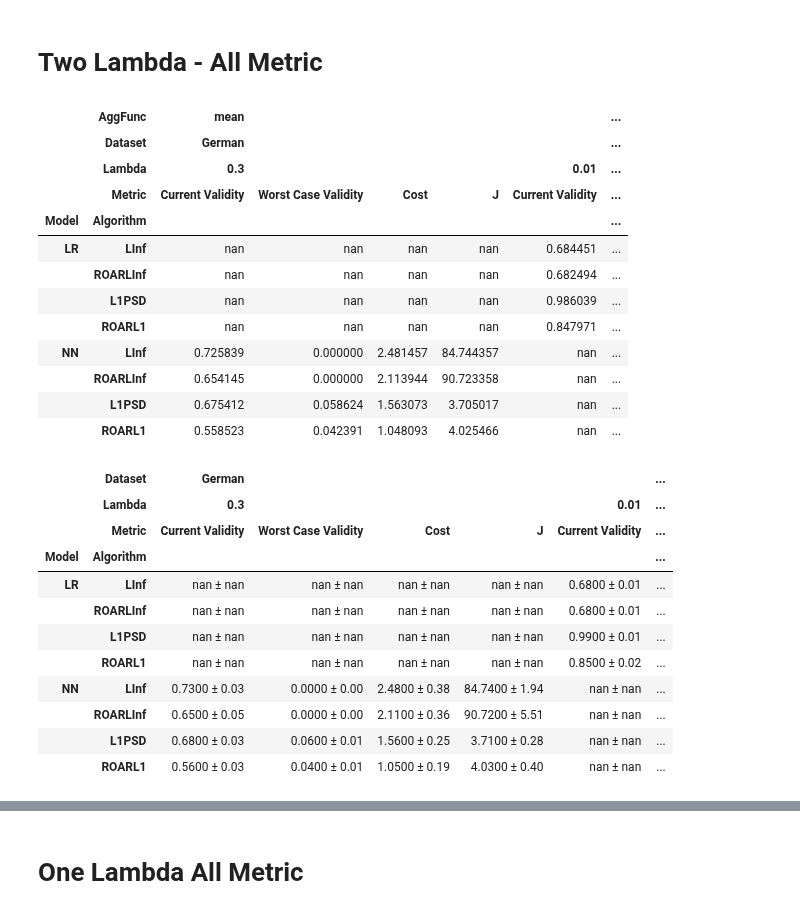
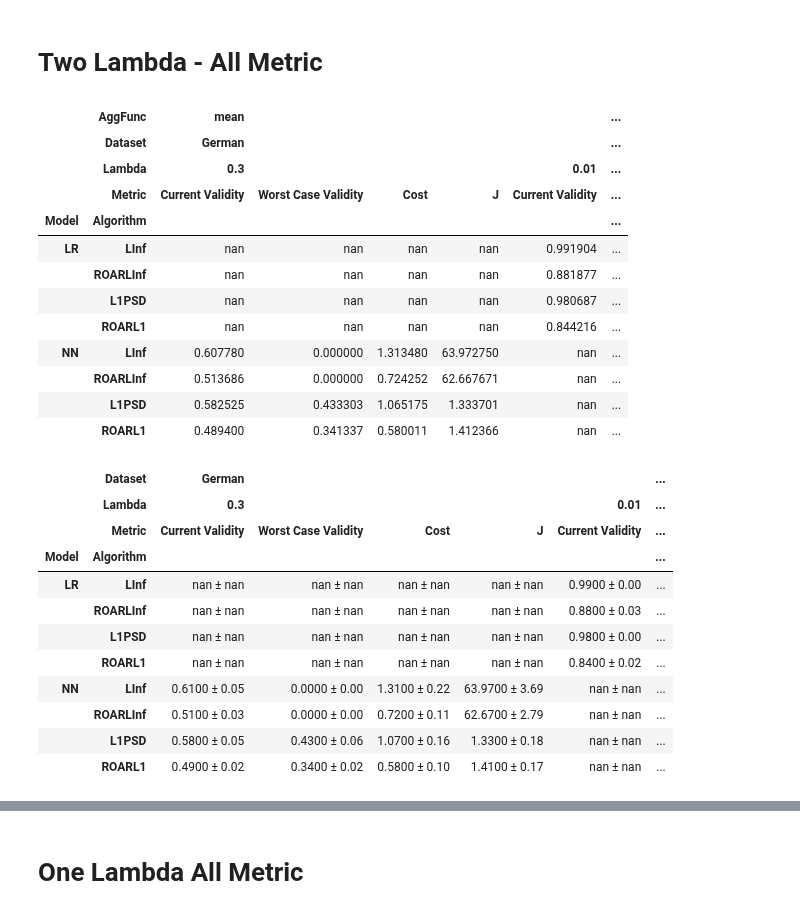
Before and after one commit to kshitij-kayastha/learning-augmented-robust-recourse, a Jupyter notebook: experiments/avg_J.ipynb, the cells around one changed output, grey strips where cells are left out. Cells and saved outputs as stored; diff of their text form; code cells hidden in the pictures.

Commit message:
Save some code changes
Nothing special changes
Modify avg_J to include income dataset

```diff
--- a/experiments/avg_J.ipynb
+++ b/experiments/avg_J.ipynb
@@ -338,7 +338,14 @@ def runCostValidityTradeoff (results: dict, params: dict):
         for dataset in params['data']:
             model_dataset_name = model + '_' + dataset
             for algorithm in params['algorithms']:
-                for seed in params['seeds']:
+
+                # Income Temporary Fix for Seed Number
+                seeds = params['seeds']
+                if dataset == 'income':
+                    seeds = range(2)
+
+                # for seed in params['seeds']:
+                for seed in seeds:
                     for v_alpha in params['alphas'][algorithm]:
                         for v_lamb in params['lambdas'][model_dataset_name][algorithm]:
                             data = pd.read_pickle(f"../results/recourse/{model}_{dataset}_{algorithm}_{v_lamb}_{v_alpha}_{seed}.pkl")
@@ -391,19 +398,19 @@ params = {}
 # 'lr', 'nn'
 params['base_model'] = ['lr', 'nn']
 # 'synthetic', 'german', 'sba'
-params['data'] = ['german', 'sba']
+params['data'] = ['german', 'sba', 'income']
 params['seeds'] = range(5)
 # 'Alg1', 'L1PSD', 'ROARLInf', 'ROARL1'
 params['algorithms'] = ['Alg1', 'L1PSD', 'ROARLInf', 'ROARL1']
 # 'ONE', 'MANY', 'LARGESTALPHA', 'SMALLESTALPHA', 'THETA0'
-params['adv_method'] = 'ONE'
+params['adv_method'] = 'MANY'
 params['include_base_model'] = False
 params['include_mask'] = True
 
-params['alphas'] = {params['algorithms'][0] : [0.5],
-            params['algorithms'][1] : [0.5],
-            params['algorithms'][2] : [0.5],
-            params['algorithms'][3] : [0.5]}
+params['alphas'] = {params['algorithms'][0] : [0.1],
+            params['algorithms'][1] : [0.1],
+            params['algorithms'][2] : [0.1],
+            params['algorithms'][3] : [0.1]}
 
 params['lambdas'] = dict()
 # lr_german
@@ -446,6 +453,18 @@ params['lambdas']['nn_sba'] = {params['algorithms'][0] : [0.01],
             params['algorithms'][2] : [0.01],
             params['algorithms'][3] : [0.01]}
 
+# lr_income
+params['lambdas']['lr_income'] = {params['algorithms'][0] : [0.01],
+            params['algorithms'][1] : [0.01],
+            params['algorithms'][2] : [0.01],
+            params['algorithms'][3] : [0.01]}
+
+# nn_income
+params['lambdas']['nn_income'] = {params['algorithms'][0] : [],
+            params['algorithms'][1] : [],
+            params['algorithms'][2] : [],
+            params['algorithms'][3] : []}
+
 results = {
     'model': [],
     'dataset': [],
@@ -471,36 +490,36 @@ df_results_sampled = df_results.copy(deep=True)
 # %%
 df_results_sampled['lambda'] = df_results_sampled['lambda'].astype(str)
 df_results_sampled['model'] = df_results_sampled['model'].replace(['lr', 'nn'], ['LR', 'NN'])
-df_results_sampled['dataset'] = df_results_sampled['dataset'].replace(['german', 'sba'], ['German', 'SBA'])
+df_results_sampled['dataset'] = df_results_sampled['dataset'].replace(['german', 'sba', 'income'], ['German', 'SBA', 'Income'])
 
 pvt = df_results_sampled.pivot_table(values=['Current Validity', 'Worst Case Validity','Cost','J'], index=['model', 'algorithm'], columns=['dataset', 'lambda'], aggfunc=["mean", "std"])
 
 pvt = pvt.rename(index={'Alg1': 'LInf'}, level='algorithm')
 pvt.index.set_names(["Model", "Algorithm"], inplace=True)
 pvt.columns.set_names(['AggFunc', 'Metric', 'Dataset', 'Lambda'], inplace=True)
 pvt.columns = pvt.columns.reorder_levels(['AggFunc', 'Dataset', 'Lambda', 'Metric'])
 pvt = pvt.sort_index(axis=1)
 
 lambda_order = ["0.1", "0.3", "0.7", "0.01", "0.001"]
 metric_order = ["Current Validity", "Worst Case Validity", "Cost", "J"]
 algorithm_order = ['LInf', 'ROARLInf', 'L1PSD', 'ROARL1']
 pvt = pvt.reindex(columns=lambda_order, level="Lambda").reindex(columns=metric_order, level= "Metric").reindex(index=algorithm_order, level="Algorithm")
 
 pvt.style
 # %% [output]
 |  | AggFunc | mean |  |  |  |  | ... |
 |  | Dataset | German |  |  |  |  | ... |
 |  | Lambda | 0.3 |  |  |  | 0.01 | ... |
 |  | Metric | Current Validity | Worst Case Validity | Cost | J | Current Validity | ... |
 | Model | Algorithm |  |  |  |  |  | ... |
-| LR | LInf | nan | nan | nan | nan | 0.684451 | ... |
-|  | ROARLInf | nan | nan | nan | nan | 0.682494 | ... |
-|  | L1PSD | nan | nan | nan | nan | 0.986039 | ... |
-|  | ROARL1 | nan | nan | nan | nan | 0.847971 | ... |
-| NN | LInf | 0.725839 | 0.000000 | 2.481457 | 84.744357 | nan | ... |
-|  | ROARLInf | 0.654145 | 0.000000 | 2.113944 | 90.723358 | nan | ... |
-|  | L1PSD | 0.675412 | 0.058624 | 1.563073 | 3.705017 | nan | ... |
-|  | ROARL1 | 0.558523 | 0.042391 | 1.048093 | 4.025466 | nan | ... |
+| LR | LInf | nan | nan | nan | nan | 0.991904 | ... |
+|  | ROARLInf | nan | nan | nan | nan | 0.881877 | ... |
+|  | L1PSD | nan | nan | nan | nan | 0.980687 | ... |
+|  | ROARL1 | nan | nan | nan | nan | 0.844216 | ... |
+| NN | LInf | 0.607780 | 0.000000 | 1.313480 | 63.972750 | nan | ... |
+|  | ROARLInf | 0.513686 | 0.000000 | 0.724252 | 62.667671 | nan | ... |
+|  | L1PSD | 0.582525 | 0.433303 | 1.065175 | 1.333701 | nan | ... |
+|  | ROARL1 | 0.489400 | 0.341337 | 0.580011 | 1.412366 | nan | ... |
 # %%
 new_pvt = pvt['mean'].round(2).applymap(lambda x: f"{x:.4f}").astype(str) + ' \u00B1 ' + \
     pvt['std'].round(2).applymap(lambda x: f"{x:.2f}").astype(str)
@@ -511,14 +530,14 @@ new_pvt.style
 |  | Lambda | 0.3 |  |  |  | 0.01 | ... |
 |  | Metric | Current Validity | Worst Case Validity | Cost | J | Current Validity | ... |
 | Model | Algorithm |  |  |  |  |  | ... |
-| LR | LInf | nan ± nan | nan ± nan | nan ± nan | nan ± nan | 0.6800 ± 0.01 | ... |
-|  | ROARLInf | nan ± nan | nan ± nan | nan ± nan | nan ± nan | 0.6800 ± 0.01 | ... |
-|  | L1PSD | nan ± nan | nan ± nan | nan ± nan | nan ± nan | 0.9900 ± 0.01 | ... |
-|  | ROARL1 | nan ± nan | nan ± nan | nan ± nan | nan ± nan | 0.8500 ± 0.02 | ... |
-| NN | LInf | 0.7300 ± 0.03 | 0.0000 ± 0.00 | 2.4800 ± 0.38 | 84.7400 ± 1.94 | nan ± nan | ... |
-|  | ROARLInf | 0.6500 ± 0.05 | 0.0000 ± 0.00 | 2.1100 ± 0.36 | 90.7200 ± 5.51 | nan ± nan | ... |
-|  | L1PSD | 0.6800 ± 0.03 | 0.0600 ± 0.01 | 1.5600 ± 0.25 | 3.7100 ± 0.28 | nan ± nan | ... |
-|  | ROARL1 | 0.5600 ± 0.03 | 0.0400 ± 0.01 | 1.0500 ± 0.19 | 4.0300 ± 0.40 | nan ± nan | ... |
+| LR | LInf | nan ± nan | nan ± nan | nan ± nan | nan ± nan | 0.9900 ± 0.00 | ... |
+|  | ROARLInf | nan ± nan | nan ± nan | nan ± nan | nan ± nan | 0.8800 ± 0.03 | ... |
+|  | L1PSD | nan ± nan | nan ± nan | nan ± nan | nan ± nan | 0.9800 ± 0.00 | ... |
+|  | ROARL1 | nan ± nan | nan ± nan | nan ± nan | nan ± nan | 0.8400 ± 0.02 | ... |
+| NN | LInf | 0.6100 ± 0.05 | 0.0000 ± 0.00 | 1.3100 ± 0.22 | 63.9700 ± 3.69 | nan ± nan | ... |
+|  | ROARLInf | 0.5100 ± 0.03 | 0.0000 ± 0.00 | 0.7200 ± 0.11 | 62.6700 ± 2.79 | nan ± nan | ... |
+|  | L1PSD | 0.5800 ± 0.05 | 0.4300 ± 0.06 | 1.0700 ± 0.16 | 1.3300 ± 0.18 | nan ± nan | ... |
+|  | ROARL1 | 0.4900 ± 0.02 | 0.3400 ± 0.02 | 0.5800 ± 0.10 | 1.4100 ± 0.17 | nan ± nan | ... |
 # %%
 lr_linf_pct = ((pvt.loc['LR', 'ROARLInf'] - pvt.loc['LR', 'LInf']) * 100 / pvt.loc['LR', 'LInf']).round(2)
 lr_linf_pct = lr_linf_pct.loc['mean'].astype(str)
```
Also changed, not shown: parts of 2 cells of this notebook, 5 other files.
